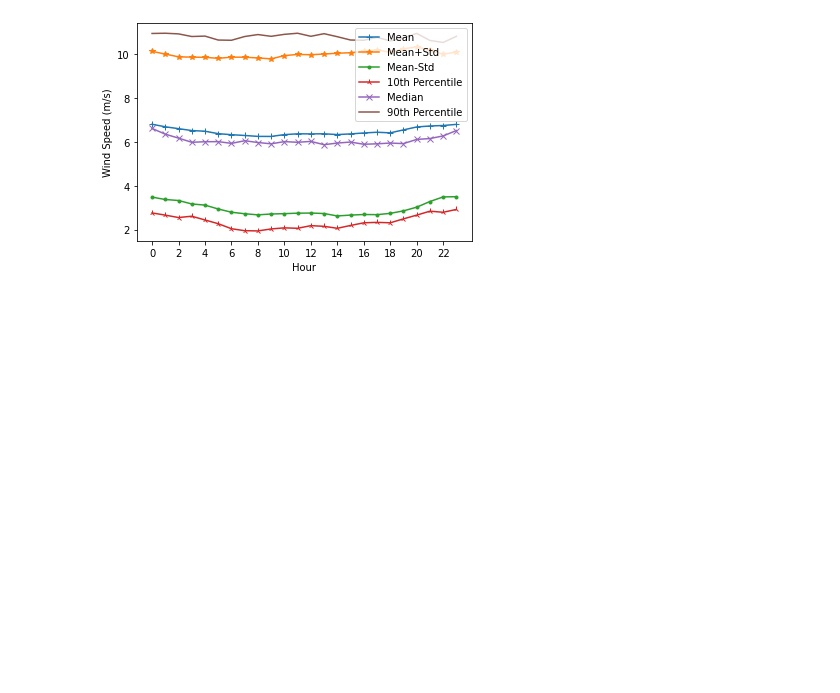
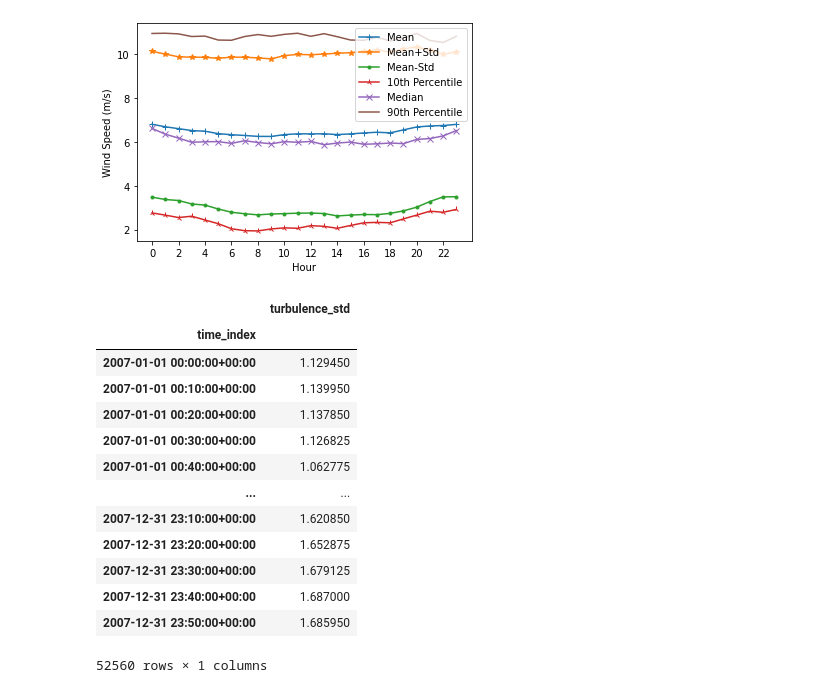
Before and after one commit to thurayakaadan/albatross, a Jupyter notebook: Usage.ipynb, the cells around one changed output. Cells and saved outputs as stored; diff of their text form; code cells hidden in the pictures; blank space fills up the shorter version.

Commit message:
[ref #17] Add turbulence std calcs

```diff
--- a/Usage.ipynb
+++ b/Usage.ipynb
@@ -132,3 +131,22 @@ get_diurnal_stats(data)
 (fig, ax, df) = plot_diurnal_stats(data)
 # %% [output]
 [figure]
+# %%
+turbine = WindTurbine('II', 'B')
+df = turbulence_std(data, turbine)
+df
+# %% [output]
+|  | turbulence_std |
+| time_index |  |
+| 2007-01-01 00:00:00+00:00 | 1.129450 |
+| 2007-01-01 00:10:00+00:00 | 1.139950 |
+| 2007-01-01 00:20:00+00:00 | 1.137850 |
+| 2007-01-01 00:30:00+00:00 | 1.126825 |
+| 2007-01-01 00:40:00+00:00 | 1.062775 |
+| ... | ... |
+| 2007-12-31 23:10:00+00:00 | 1.620850 |
+| 2007-12-31 23:20:00+00:00 | 1.652875 |
+| 2007-12-31 23:30:00+00:00 | 1.679125 |
+| 2007-12-31 23:40:00+00:00 | 1.687000 |
+| 2007-12-31 23:50:00+00:00 | 1.685950 |
+52560 rows × 1 columns
```
Also changed, not shown: parts of 1 cell of this notebook, 4 other files.
